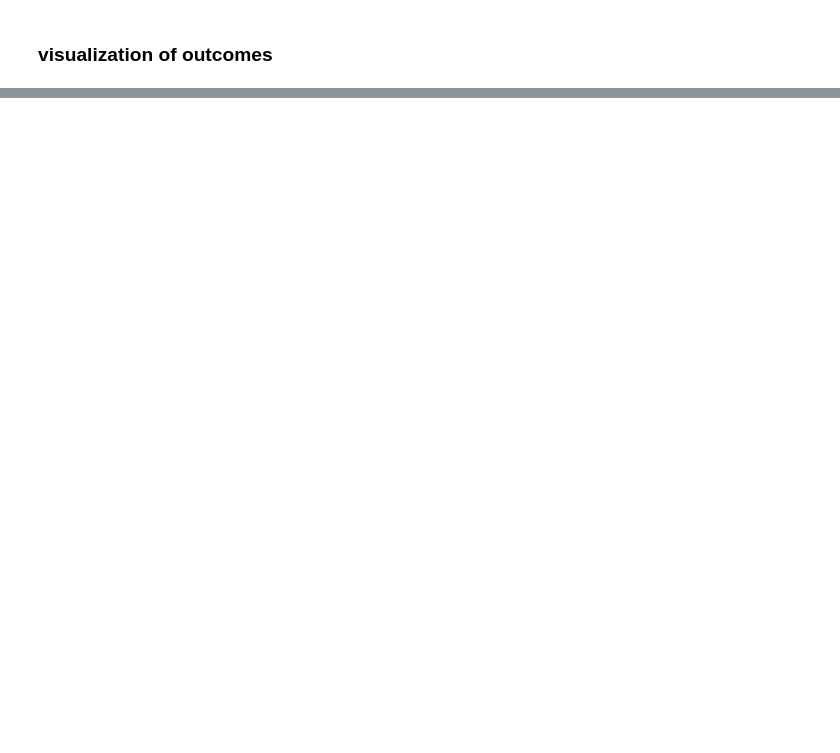
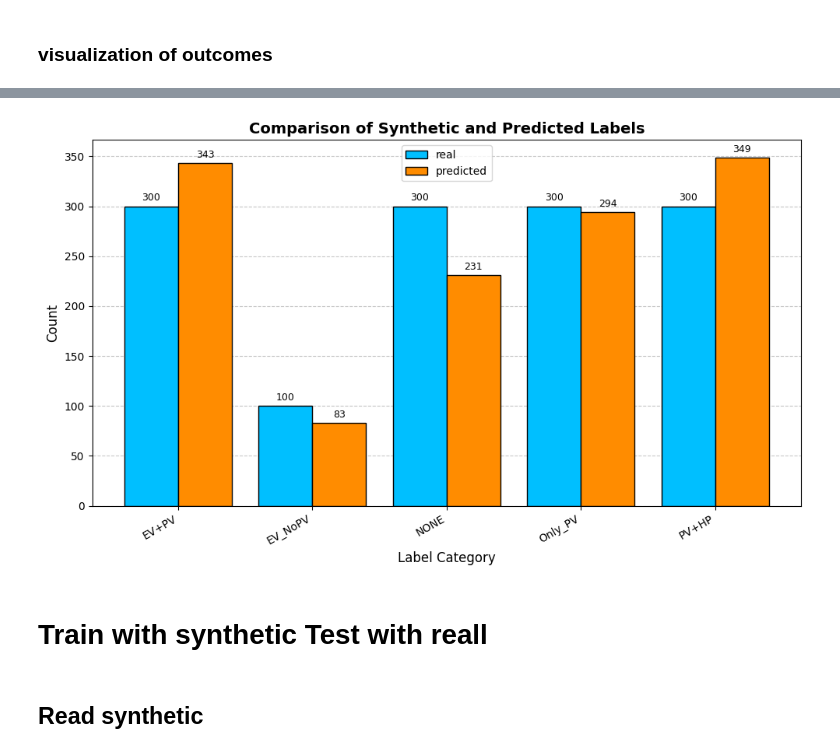
Before and after one commit to MODERATE-Project/HVAC_identification, a Jupyter notebook: XGBoost.ipynb, the cells around one changed output, grey strips where cells are left out. Saved outputs shown, nothing was run; the diff lists cells and outputs as text; code cells hidden in the pictures; blank space fills up the shorter version.

```diff
--- a/XGBoost.ipynb
+++ b/XGBoost.ipynb
@@ -448,0 +503,9 @@ plt.show()
+# %%
+import pandas as pd
+##
+###### These synthetic time series are generated by TUW and can be found in MODERATE project github.
+synthetic_timeSeries_nonL=pd.read_csv('Synthetic_nonLabel.csv', index_col=0)
+# %%
+synthetic_timeSeries_nonL.index=pd.to_datetime(synthetic_timeSeries_nonL.index)
+synthetic_timeSeries_nonL.index.name='Datetime'
+synthetic_timeSeries_nonL.index.freq = 'h'
@@ -448,0 +539,11 @@ plt.show()
+# %%
+import joblib
+# Step 1: Make predictions using the best model
+
+final_model = joblib.load('XGB_realData.joblib')  # Load the best model
+label_encoder=joblib.load('XGB_label_encoder_realData.joblib')
+###
+# Make predictions on the synthetic data
+y_pred = final_model.predict(X_synthetic)
+label_names = label_encoder.classes_
+y_pred_labled=label_encoder.inverse_transform(y_pred)
@@ -448,0 +559,50 @@ plt.show()
+# %%
+import matplotlib.pyplot as plt
+import numpy as np
+import pandas as pd
+
+# Example data (replace with your actual variables)
+
+label_names = np.array(['EV+PV', 'EV_NoPV', 'NONE', 'Only_PV', 'PV+HP'])
+
+# Count label occurrences using pandas
+synthetic_counts = pd.Series(y_synthetic).value_counts().reindex(label_names, fill_value=0)
+predicted_counts = pd.Series(y_pred_labled).value_counts().reindex(label_names, fill_value=0)
+
+# Plotting setup
+x = np.arange(len(label_names))
+width = 0.4
+
+fig, ax = plt.subplots(figsize=(10, 6))
+
+bars1 = ax.bar(x - width/2, synthetic_counts, width, label='real', color='deepskyblue', edgecolor='black')
+bars2 = ax.bar(x + width/2, predicted_counts, width, label='predicted', color='darkorange', edgecolor='black')
+
+# Aesthetics
+ax.set_xlabel('Label Category', fontsize=12)
+ax.set_ylabel('Count', fontsize=12)
+ax.set_title('Comparison of Synthetic and Predicted Labels', fontsize=14, fontweight='bold')
+ax.set_xticks(x)
+ax.set_xticklabels(label_names, rotation=30, ha='right')
+ax.legend()
+ax.grid(axis='y', linestyle='--', alpha=0.7)
+ax.set_axisbelow(True)
+
+# Add value labels on top
+for bar in bars1 + bars2:
+    height = bar.get_height()
+    ax.annotate(f'{int(height)}',
+                xy=(bar.get_x() + bar.get_width() / 2, height),
+                xytext=(0, 3),
+                textcoords="offset points",
+                ha='center', va='bottom', fontsize=9)
+
+plt.tight_layout()
+plt.savefig('dist_nonLabled.svg', dpi=300)
+plt.show()
+# %% [output]
+[figure, added]
+# %% [markdown]
+# Train with synthetic Test with reall
+# %% [markdown]
+## Read synthetic
```
Also changed, not shown: parts of 38 cells of this notebook, 8 other files.
